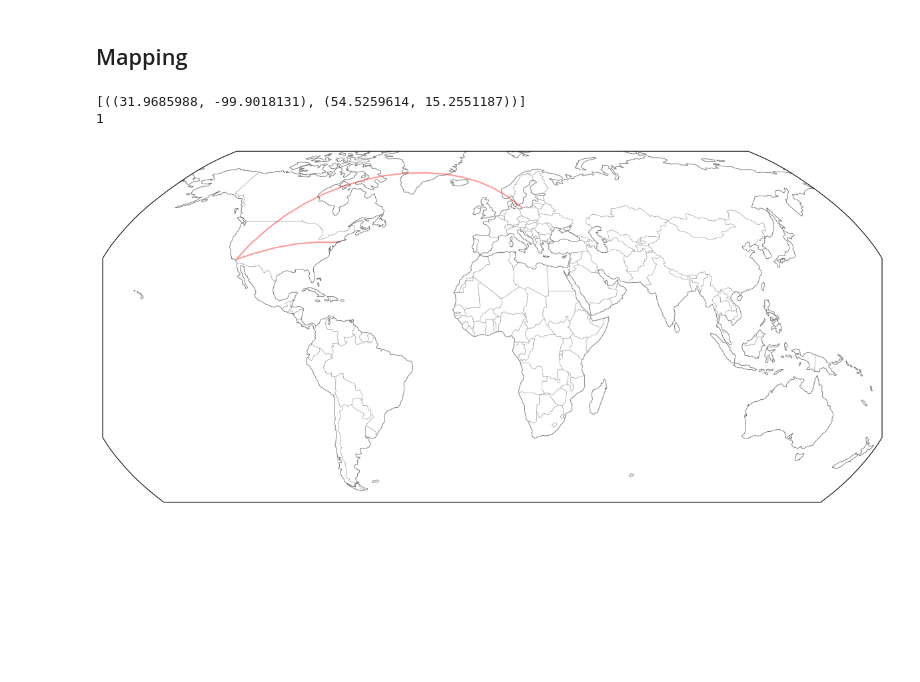
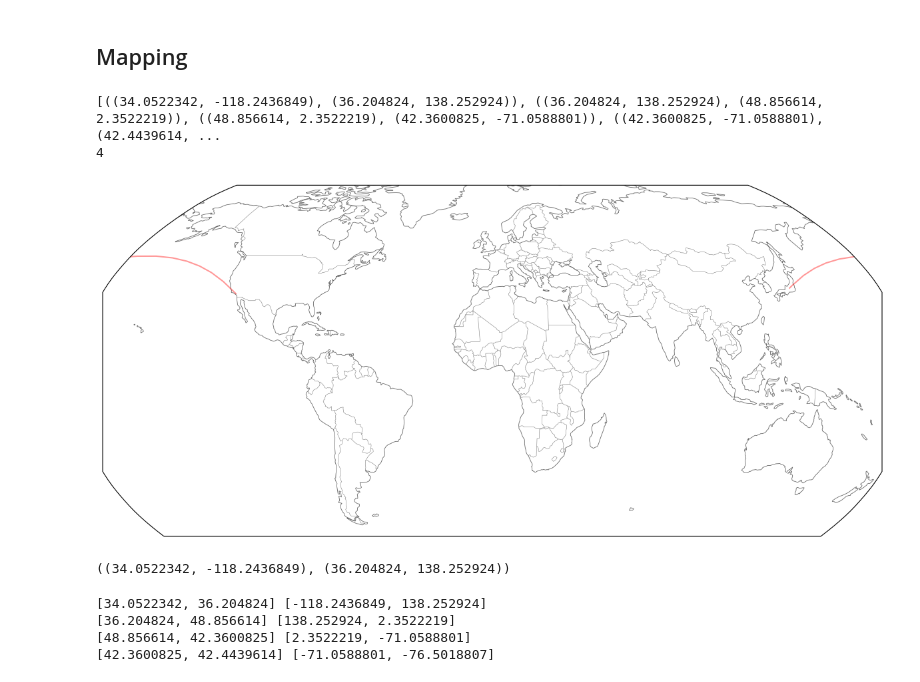
Before and after one commit to wilkens/mobility-books, a Jupyter notebook: notebooks/Mapping.ipynb, the cells around one changed output. Saved outputs shown, nothing was run; the diff lists cells and outputs as text; code cells hidden in the pictures; blank space fills up the shorter version.

```diff
--- a/notebooks/Mapping.ipynb
+++ b/notebooks/Mapping.ipynb
@@ -140,12 +141,12 @@ def get_hops(list_of_places, geo_data=wi):
             hop_list.append((loc1, loc2))
     return(hop_list)
 # %%
-test_hops = get_hops(['new york city', 'USA', 'Texas', 'euRoPe'])
+test_hops = get_hops(['Los Angeles', 'Japan', 'Paris', 'Boston', 'Ithaca'])
 print(test_hops)
 print(len(test_hops))
 # %% [output]
-[((31.9685988, -99.9018131), (54.5259614, 15.2551187))]
-1
+[((34.0522342, -118.2436849), (36.204824, 138.252924)), ((36.204824, 138.252924), (48.856614, 2.3522219)), ((48.856614, 2.3522219), (42.3600825, -71.0588801)), ((42.3600825, -71.0588801), (42.4439614, ...
+4
 # %%
 # Function to generate bubble maps of arbitrary data
 try:
@@ -156,7 +157,7 @@ except:
 def routemap(
     lats,
     lons,
-    sizes,
+    #sizes,
     figsz=(12,6),
     color='red',
     extent=[-170, 170, -60, 80],
@@ -190,7 +191,23 @@ def routemap(
     fig.canvas.draw()
     plt.tight_layout()
     plt.savefig(os.path.join(fig_dir, name)+'.png', dpi=300)
-# %%
-routemap(test_route['lat'], test_route['lon'], sizes=[1,2])
-# %% [output]
-[figure, removed]
+# %%
+lats = [i[0] for i in test_hops[0]]
+lons = [i[1] for i in test_hops[0]]
+routemap(lats, lons)
+# %% [output]
+[figure, added]
+# %%
+test_hops[0]
+# %% [output]
+((34.0522342, -118.2436849), (36.204824, 138.252924))
+# %%
+for hop in test_hops:
+    print(
+        [i[0] for i in hop], [i[1] for i in hop]
+    )
+# %% [output]
+[34.0522342, 36.204824] [-118.2436849, 138.252924]
+[36.204824, 48.856614] [138.252924, 2.3522219]
+[48.856614, 42.3600825] [2.3522219, -71.0588801]
+[42.3600825, 42.4439614] [-71.0588801, -76.5018807]
```
Also changed, not shown: parts of 2 cells of this notebook, 1 other file.
